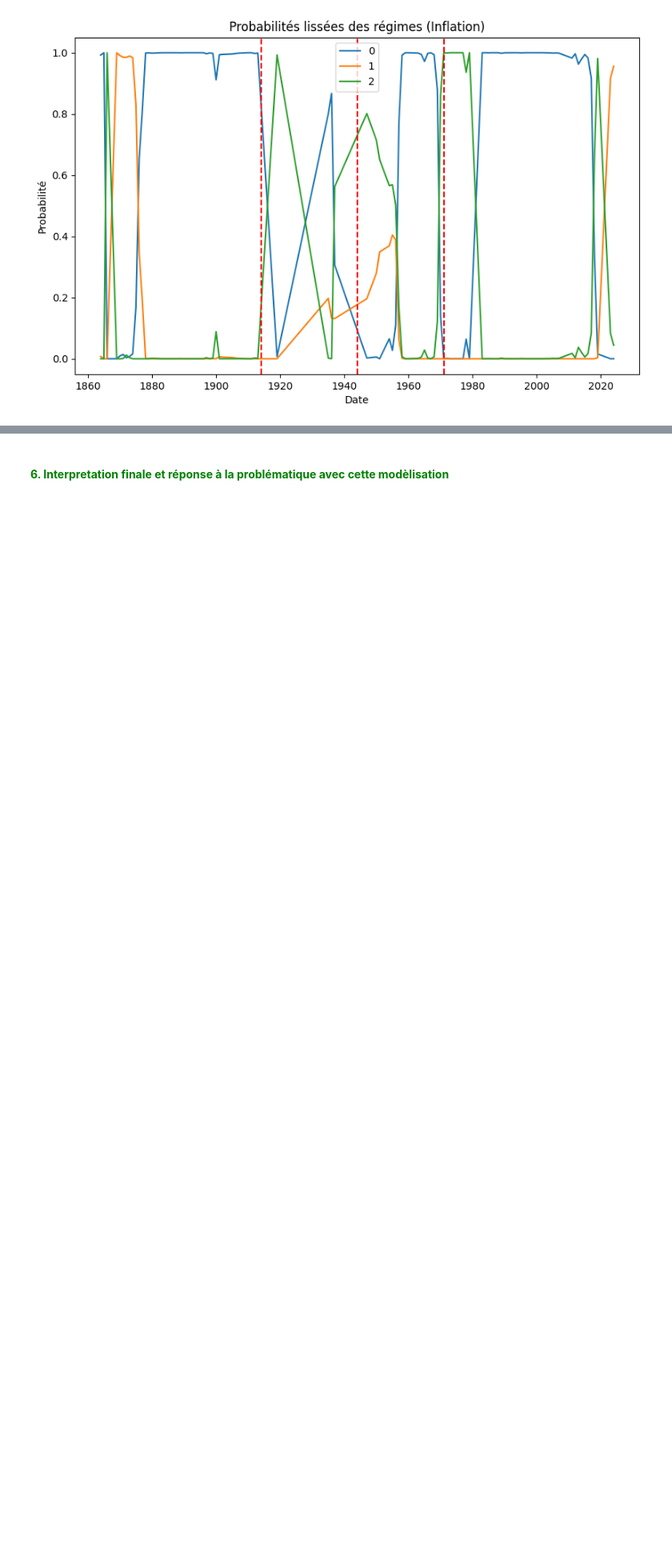
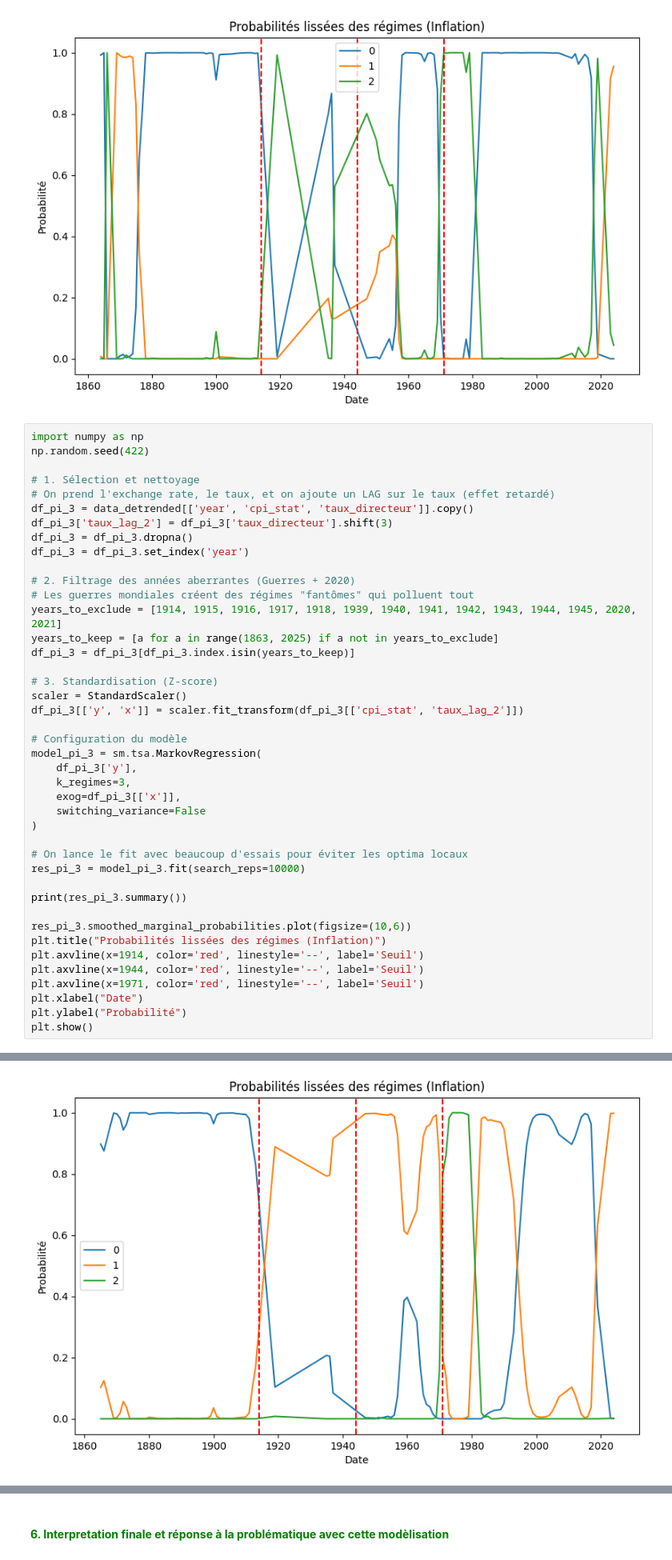
Before and after one commit to TimmGRT/Monetary-Policy-UK-1870-2025, a Jupyter notebook: CODE_ZONE/timeo_code/code_markov_final.ipynb, the cells around one changed output, grey strips where cells are left out. Shown at 80% size. Cells and saved outputs as stored; diff of their text form; blank space fills up the shorter version.

Commit message:
big improvements on markov

```diff
--- a/CODE_ZONE/timeo_code/code_markov_final.ipynb
+++ b/CODE_ZONE/timeo_code/code_markov_final.ipynb
@@ -921,3 +921,46 @@ Covariance Type:               approx
 Warnings:
 [1] Covariance matrix calculated using numerical (complex-step) differentiation.
 [figure]
+# %%
+import numpy as np
+np.random.seed(422)
+
+# 1. Sélection et nettoyage
+# On prend l'exchange rate, le taux, et on ajoute un LAG sur le taux (effet retardé)
+df_pi_3 = data_detrended[['year', 'cpi_stat', 'taux_directeur']].copy()
+df_pi_3['taux_lag_2'] = df_pi_3['taux_directeur'].shift(3)
+df_pi_3 = df_pi_3.dropna()
+df_pi_3 = df_pi_3.set_index('year')
+
+# 2. Filtrage des années aberrantes (Guerres + 2020)
+# Les guerres mondiales créent des régimes "fantômes" qui polluent tout
+years_to_exclude = [1914, 1915, 1916, 1917, 1918, 1939, 1940, 1941, 1942, 1943, 1944, 1945, 2020, 2021]
+years_to_keep = [a for a in range(1863, 2025) if a not in years_to_exclude]
+df_pi_3 = df_pi_3[df_pi_3.index.isin(years_to_keep)]
+
+# 3. Standardisation (Z-score)
+scaler = StandardScaler()
+df_pi_3[['y', 'x']] = scaler.fit_transform(df_pi_3[['cpi_stat', 'taux_lag_2']])
+
+# Configuration du modèle
+model_pi_3 = sm.tsa.MarkovRegression(
+    df_pi_3['y'],
+    k_regimes=3,
+    exog=df_pi_3[['x']],
+    switching_variance=False
+)
+
+# On lance le fit avec beaucoup d'essais pour éviter les optima locaux
+res_pi_3 = model_pi_3.fit(search_reps=10000)
+
+print(res_pi_3.summary())
+
+res_pi_3.smoothed_marginal_probabilities.plot(figsize=(10,6))
+plt.title("Probabilités lissées des régimes (Inflation)")
+plt.axvline(x=1914, color='red', linestyle='--', label='Seuil')
+plt.axvline(x=1944, color='red', linestyle='--', label='Seuil')
+plt.axvline(x=1971, color='red', linestyle='--', label='Seuil')
+plt.xlabel("Date")
+plt.ylabel("Probabilité")
+plt.show()
+# %% [output]
@@ -923,0 +984 @@ Warnings:
+[figure, added]
```
Also changed, not shown: parts of 5 cells of this notebook, 11 other files.
